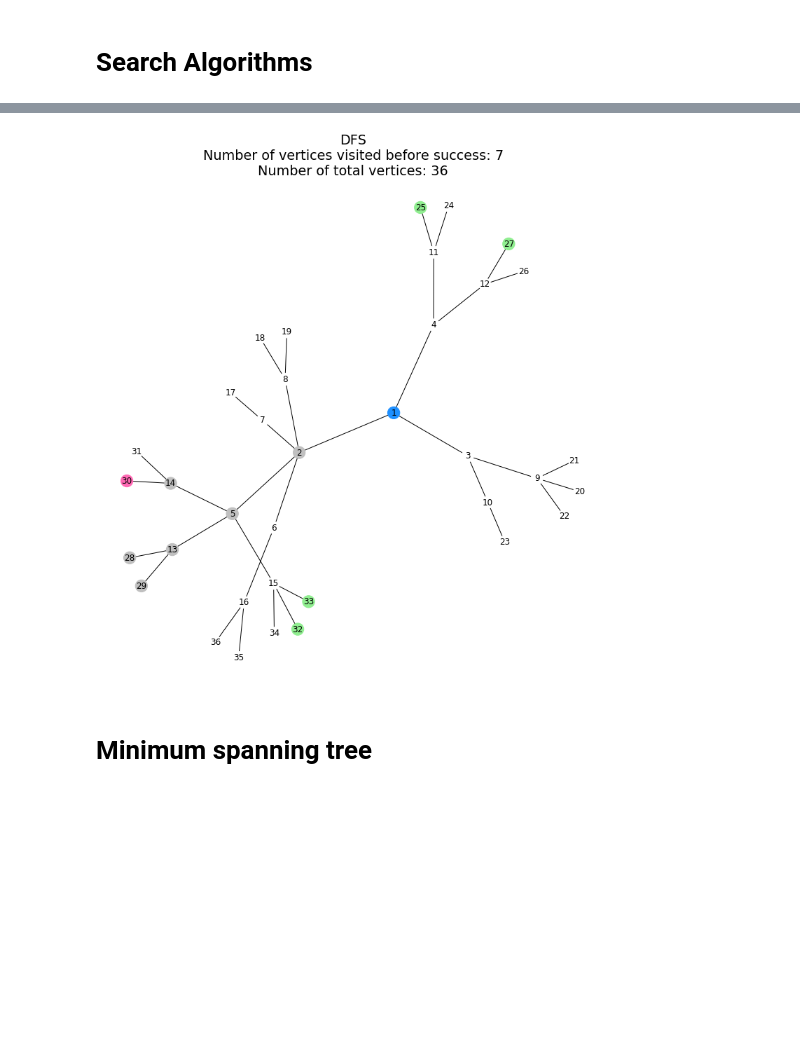
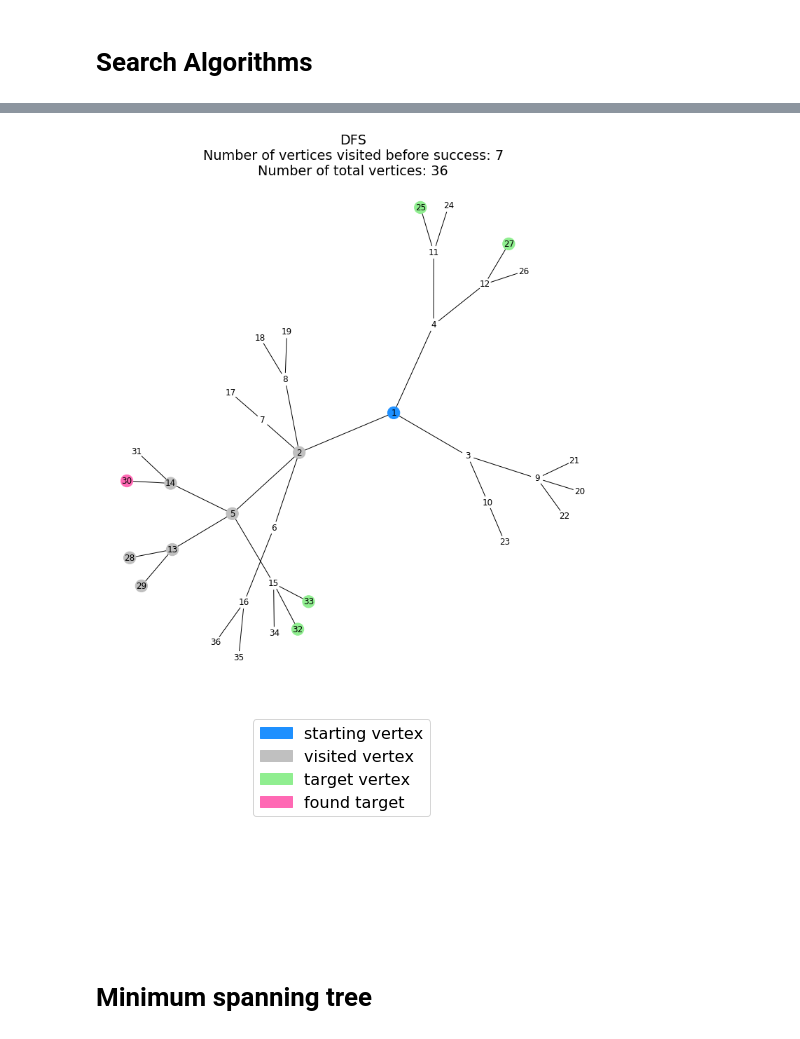
Before and after one commit to juliaolivieri/WiDS_graph_algorithms, a Jupyter notebook: Graph_Search.ipynb, the cells around one changed output, grey strips where cells are left out. Drawn from its saved outputs; the diff is of its cells as text; code cells hidden in the pictures; blank space fills up the shorter version.

```diff
--- a/Graph_Search.ipynb
+++ b/Graph_Search.ipynb
@@ -196,24 +194,26 @@ figlegend.show()
 # %%
 np.random.seed(123)
 plt.figure(figsize=(fig_size,fig_size))
 
 
 fv, ns, vd  = DFS(adjacency_dict, target, start = 1)
 DFS_colors = colors.copy()
 DFS_sizes = sizes.copy()
 for v in vd:
     if v != 1:
         DFS_colors[v-1] = "silver"
         DFS_sizes[v - 1] = large_size
 if fv is not None:
     DFS_colors[fv-1] = "hotpink"
 # node_size = DFS_sizes,
 nx.draw(g, pos=my_pos, node_color = DFS_colors, with_labels=True)
 plt.title("DFS\nNumber of vertices visited before success: {}\nNumber of total vertices: {}".format(ns,max(adjacency_dict)))
 
 plt.show()
+plot_search_palette()
 # %% [output]
 [figure]
+[figure, added]
 # %% [markdown]
 # Minimum spanning tree
 # %%
```
Also changed, not shown: parts of 7 cells of this notebook, 1 other file.
